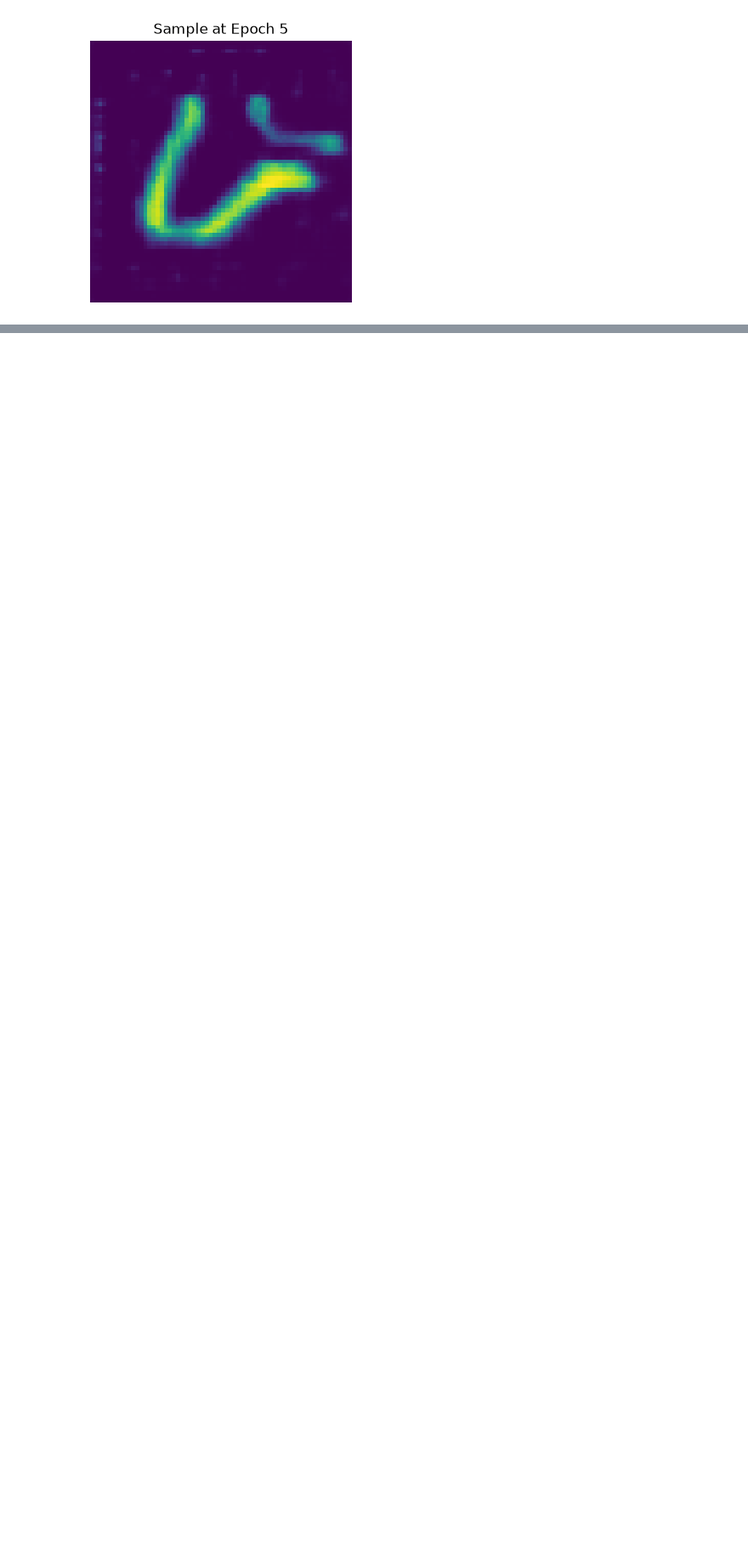
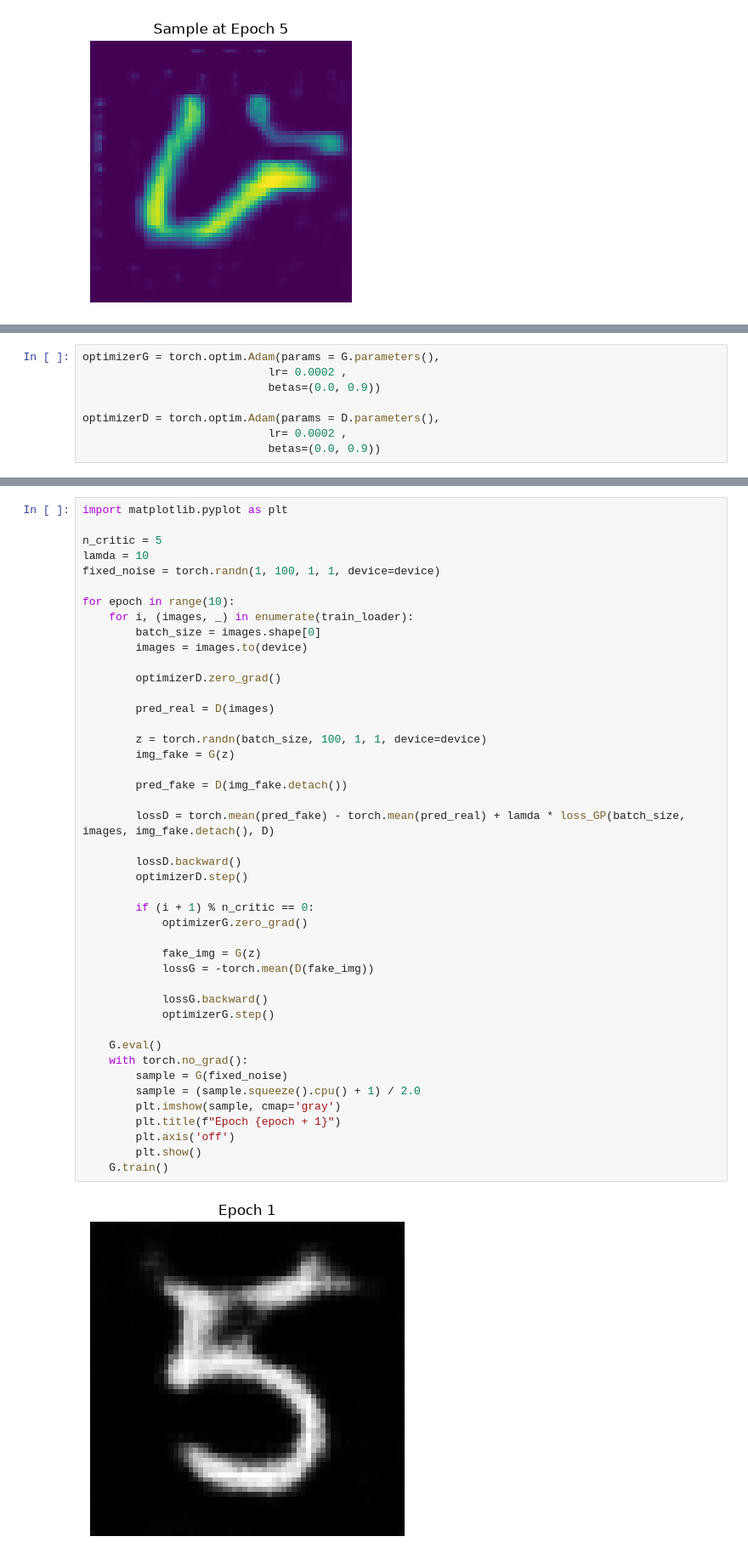
Before and after one commit to nevertheless3/Generative-models, a Jupyter notebook: GAN/DCGAN_vs_WGANGP.ipynb, the cells around one changed output, grey strips where cells are left out. Shown at 85% size. Cells and saved outputs as stored; diff of their text form; blank space fills up the shorter version.

```diff
--- a/GAN/DCGAN_vs_WGANGP.ipynb
+++ b/GAN/DCGAN_vs_WGANGP.ipynb
@@ -340,0 +519,8 @@ for epoch in range(EPOCHS):
+# %%
+optimizerG = torch.optim.Adam(params = G.parameters(),
+                            lr= 0.0002 ,
+                            betas=(0.0, 0.9))
+
+optimizerD = torch.optim.Adam(params = D.parameters(),
+                            lr= 0.0002 ,
+                            betas=(0.0, 0.9))
@@ -340,0 +548,46 @@ for epoch in range(EPOCHS):
+# %%
+import matplotlib.pyplot as plt
+
+n_critic = 5
+lamda = 10
+fixed_noise = torch.randn(1, 100, 1, 1, device=device)
+
+for epoch in range(10):
+    for i, (images, _) in enumerate(train_loader):
+        batch_size = images.shape[0]
+        images = images.to(device)
+
+        optimizerD.zero_grad()
+
+        pred_real = D(images)
+
+        z = torch.randn(batch_size, 100, 1, 1, device=device)
+        img_fake = G(z)
+
+        pred_fake = D(img_fake.detach())
+
+        lossD = torch.mean(pred_fake) - torch.mean(pred_real) + lamda * loss_GP(batch_size, images, img_fake.detach(), D)
+
+        lossD.backward()
+        optimizerD.step()
+
+        if (i + 1) % n_critic == 0:
+            optimizerG.zero_grad()
+
+            fake_img = G(z)
+            lossG = -torch.mean(D(fake_img))
+
+            lossG.backward()
+            optimizerG.step()
+
+    G.eval()
+    with torch.no_grad():
+        sample = G(fixed_noise)
+        sample = (sample.squeeze().cpu() + 1) / 2.0
+        plt.imshow(sample, cmap='gray')
+        plt.title(f"Epoch {epoch + 1}")
+        plt.axis('off')
+        plt.show()
+    G.train()
+# %% [output]
+[figure, added]
```
Also changed, not shown: parts of 8 cells of this notebook.
